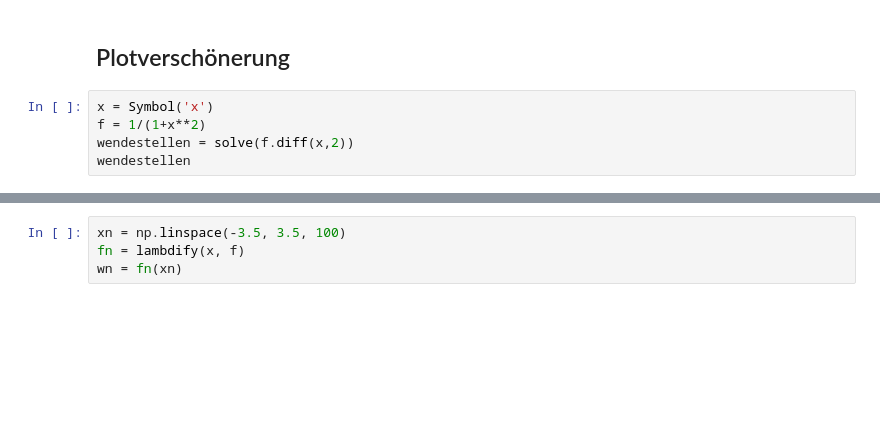
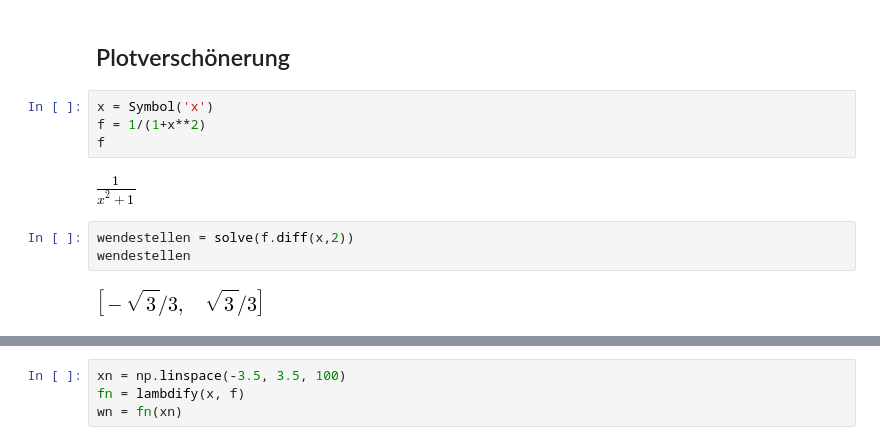
Before and after one commit to Ruediger-Braun/compana16, a Jupyter notebook: Lektion11.ipynb, the cells around one changed output, grey strips where cells are left out. Saved outputs shown, nothing was run; the diff lists cells and outputs as text; blank space fills up the shorter version.

```diff
--- a/Lektion11.ipynb
+++ b/Lektion11.ipynb
@@ -64,8 +80,14 @@ plt.axis('image');
 # %%
 x = Symbol('x')
 f = 1/(1+x**2)
-wendestellen = solve(f.diff(x,2))
-wendestellen
+f
+# %% [output]
+[figure, added]
+# %%
+wendestellen = solve(f.diff(x,2))
+wendestellen
+# %% [output]
+[figure, added]
 # %%
 werte = [f.subs(x, w) for w in wendestellen]
 werte
```
Also changed, not shown: parts of 40 cells of this notebook.
